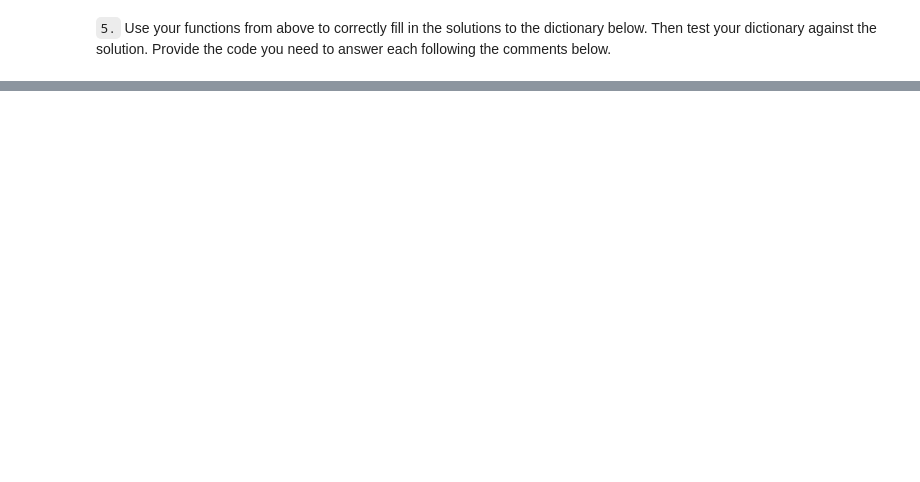
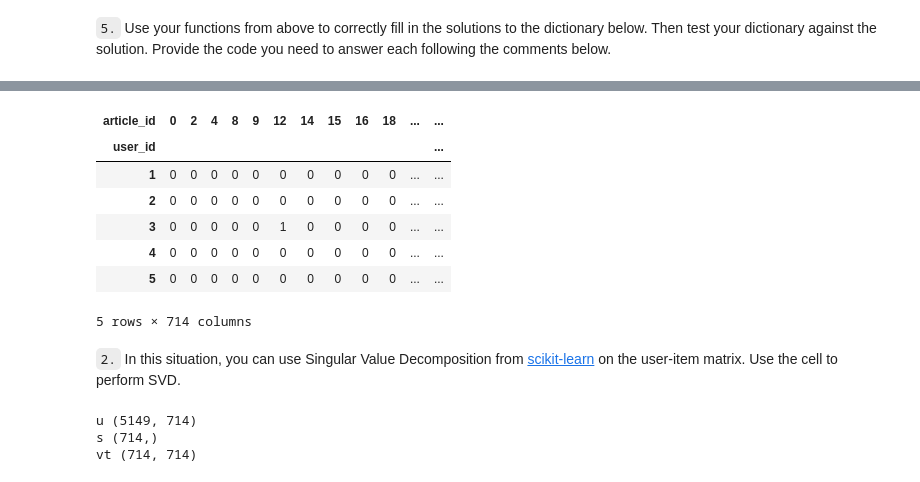
Before and after one commit to efisse/IBM-Watson-Recommendation-System, a Jupyter notebook: Recommendations_with_IBM.ipynb, the cells around one changed output, grey strips where cells are left out. Drawn from its saved outputs; the diff is of its cells as text; code cells hidden in the pictures; blank space fills up the shorter version.

Commit message:
update notebook and complete testing

```diff
--- a/Recommendations_with_IBM.ipynb
+++ b/Recommendations_with_IBM.ipynb
@@ -257,0 +175,16 @@ You have passed our quick tests!  Please proceed!
+# %%
+## No need to change the code here - this will be helpful for later parts of the notebook
+# Run this cell to map the user email to a user_id column and remove the email column
+
+def email_mapper(df=df):
+    coded_dict = {
+        email: num
+        for num, email in enumerate(df['email'].unique(), start=1)
+    }
+    return [coded_dict[val] for val in df['email']]
+
+df['user_id'] = email_mapper(df)
+del df['email']
+
+# show header
+df.head()
@@ -257,0 +289,24 @@ You have passed our quick tests!  Please proceed!
+# %%
+# create the user-article matrix with 1's and 0's
+
+def create_user_item_matrix(df, fill_value=0):
+    """
+    INPUT:
+    df - pandas dataframe with article_id, title, user_id columns
+
+    OUTPUT:
+    user_item - user item matrix
+
+    Description:
+    Return a matrix with user ids as rows and article ids on the columns with 1 values where a user interacted with
+    an article and a 0 otherwise
+    """
+    # Create user-item matrix with 1s and 0s
+    user_item = df.groupby(['user_id', 'article_id']).size().unstack(fill_value=fill_value)
+    # Convert any non-zero values to 1 (in case of multiple interactions)
+    user_item = (user_item > 0).astype(int)
+
+    return user_item
+
+
+user_item = create_user_item_matrix(df)
@@ -954,0 +846,30 @@ Using your workbook, you could now save your recommendations for each user, deve
+# %%
+# quick look at the matrix
+user_item.head()
+# %% [output]
+| article_id | 0 | 2 | 4 | 8 | 9 | 12 | 14 | 15 | 16 | 18 | ... | ... |
+| user_id |  |  |  |  |  |  |  |  |  |  |  | ... |
+| 1 | 0 | 0 | 0 | 0 | 0 | 0 | 0 | 0 | 0 | 0 | ... | ... |
+| 2 | 0 | 0 | 0 | 0 | 0 | 0 | 0 | 0 | 0 | 0 | ... | ... |
+| 3 | 0 | 0 | 0 | 0 | 0 | 1 | 0 | 0 | 0 | 0 | ... | ... |
+| 4 | 0 | 0 | 0 | 0 | 0 | 0 | 0 | 0 | 0 | 0 | ... | ... |
+| 5 | 0 | 0 | 0 | 0 | 0 | 0 | 0 | 0 | 0 | 0 | ... | ... |
+5 rows × 714 columns
+# %% [markdown]
+`2.` In this situation, you can use Singular Value Decomposition from [scikit-learn](https://scikit-learn.org/stable/modules/generated/sklearn.decomposition.TruncatedSVD.html) on the user-item matrix.  Use the cell to perform SVD.
+# %%
+from sklearn.decomposition import TruncatedSVD
+from sklearn.metrics import precision_score, recall_score, accuracy_score
+# Using the full number of components which equals the number of columns
+svd = TruncatedSVD(n_components=len(user_item.columns), n_iter=5, random_state=42)
+
+u = svd.fit_transform(user_item)
+v = svd.components_
+s = svd.singular_values_
+print('u', u.shape)
+print('s', s.shape)
+print('vt', v.shape)
+# %% [output]
+u (5149, 714)
+s (714,)
+vt (714, 714)
```
Also changed, not shown: parts of 111 cells of this notebook, 6 other files.
